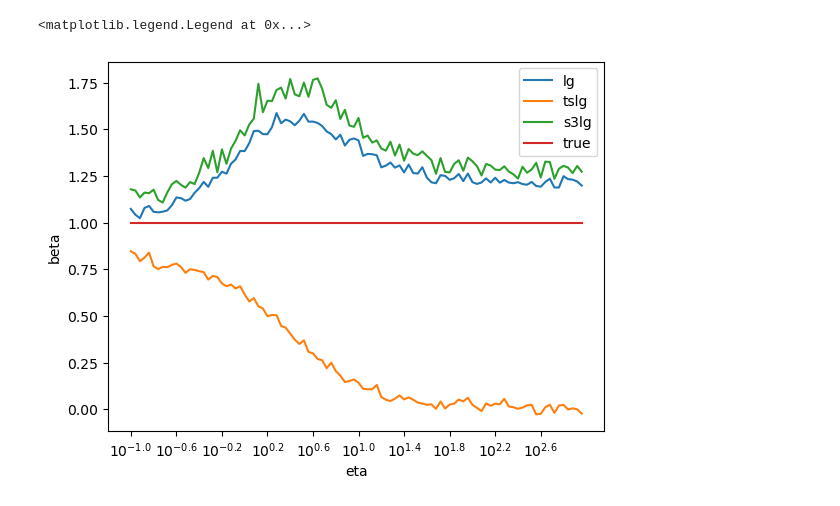
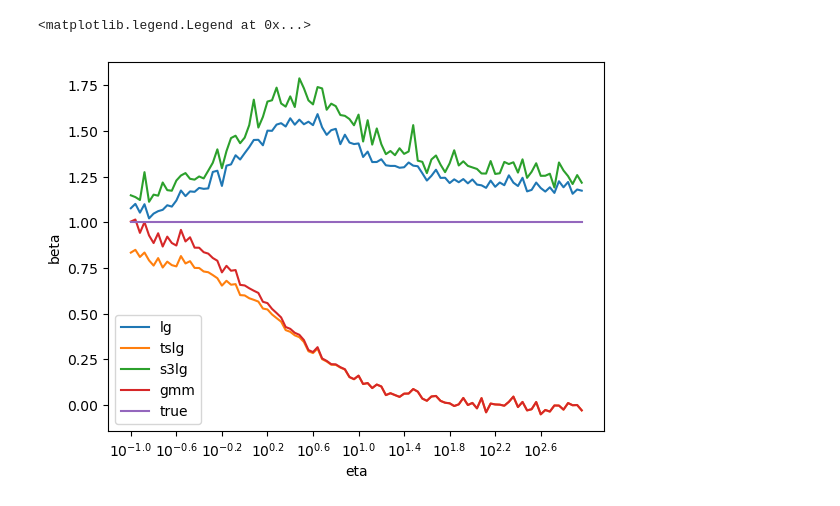
Before and after one commit to LangtianM/IV_Logistic, a Jupyter notebook: Experiments.ipynb, the cells around one changed output. Saved outputs shown, nothing was run; the diff lists cells and outputs as text; code cells hidden in the pictures.

```diff
--- a/Experiments.ipynb
+++ b/Experiments.ipynb
@@ -4,0 +21,37 @@ import matplotlib.pyplot as plt
+# %%
+lg_dif = np.array([])
+tslg_dif = np.array([])
+s3lg_dif = np.array([])
+gmm_dif = np.array([])
+
+para_range = np.linspace(-1, 10, 100)
+
+for beta in para_range:
+
+    data = sim_data(n=10000, beta=beta)
+
+    lg = LogisticRegression()
+    lg.fit(data.X.reshape(-1, 1), data.Y)
+
+    lg_dif = np.append(lg_dif, np.abs(lg.coef_ - beta))
+
+    tslg = two_stage_logit()
+    tslg.fit(data.X, data.Y, data.Z)
+    tslg_dif = np.append(tslg_dif, np.abs(tslg.coef_ - beta))
+
+    s3lg = three_stage_logit()
+    s3lg.fit(data.X, data.Y, data.Z)
+    s3lg_dif = np.append(s3lg_dif, np.abs(s3lg.coef_ - beta))
+
+    gmm = GMM_logit()
+    gmm.fit(data.X, data.Y, data.Z)
+    gmm_dif = np.append(gmm_dif, np.abs(gmm.coef_ - beta))
+
+
+plt.plot(para_range, lg_dif, label='lg')
+plt.plot(para_range, tslg_dif, label='tslg')
+plt.plot(para_range, s3lg_dif, label='s3lg')
+plt.plot(para_range, gmm_dif, label='gmm')
+plt.xlabel('beta')
+plt.ylabel('difference')
+plt.legend()
@@ -7,31 +63,38 @@ k = np.linspace(-1, 3, 100)
 lg_coef = np.array([])
 tslg_coef = np.array([])
 s3lg_coef = np.array([])
+gmm_coef = np.array([])
 beta = 1
 
 for eta in np.power(10, k):
     data = sim_data(n=10000, eta=eta, beta=beta)
 
     lg = LogisticRegression()
     lg.fit(data.X.reshape(-1, 1), data.Y)
     lg_coef = np.append(lg_coef, lg.coef_)
 
     tslg = two_stage_logit()
     tslg.fit(data.X, data.Y, data.Z)
     tslg_coef = np.append(tslg_coef, tslg.coef_)
 
     s3lg = three_stage_logit()
     s3lg.fit(data.X, data.Y, data.Z)
     s3lg_coef = np.append(s3lg_coef, s3lg.coef_)
 
+    gmm = GMM_logit()
+    gmm.fit(data.X, data.Y, data.Z)
+    gmm_coef = np.append(gmm_coef, gmm.coef_)
+
+
 plt.plot(k, lg_coef, label='lg')
 plt.plot(k, tslg_coef, label='tslg')
 plt.plot(k, s3lg_coef, label='s3lg')
+plt.plot(k, gmm_coef, label='gmm')
 plt.plot(k, beta * np.ones(100), label='true')
 plt.xticks(k[::10], [f'$10^{{{round(ki, 1)}}}$' for ki in k[::10]])
 plt.xlabel('eta')
 plt.ylabel('beta')
 plt.legend()
 # %% [output]
 <matplotlib.legend.Legend at 0x...>
-[figure, old version]
+[figure, new version]
```
Also changed, not shown: parts of 5 cells of this notebook, 1 other file.
